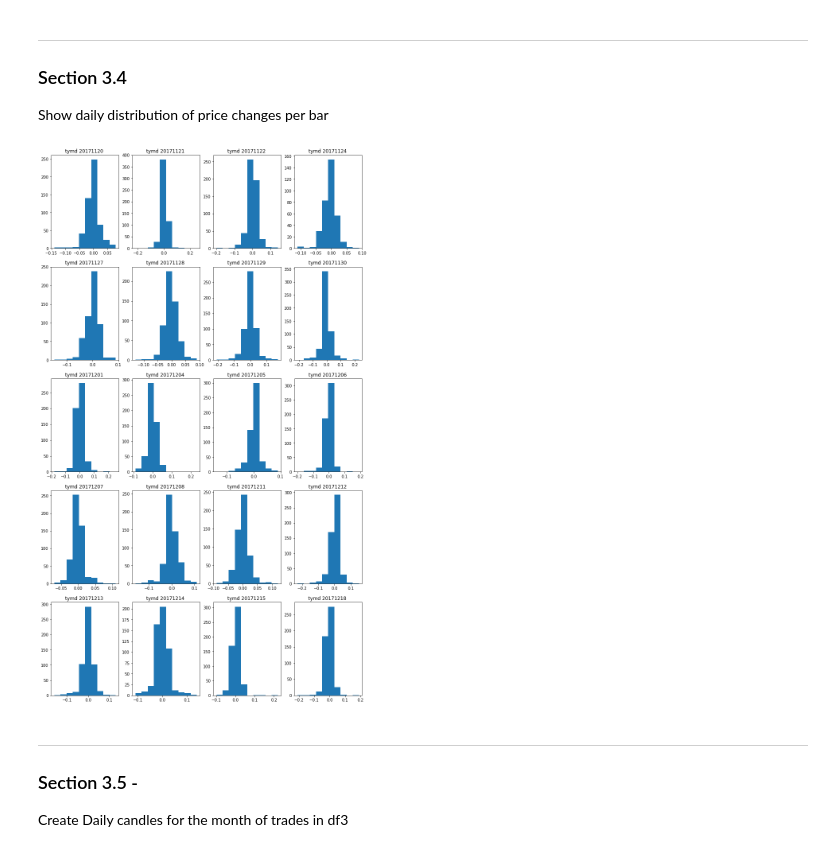
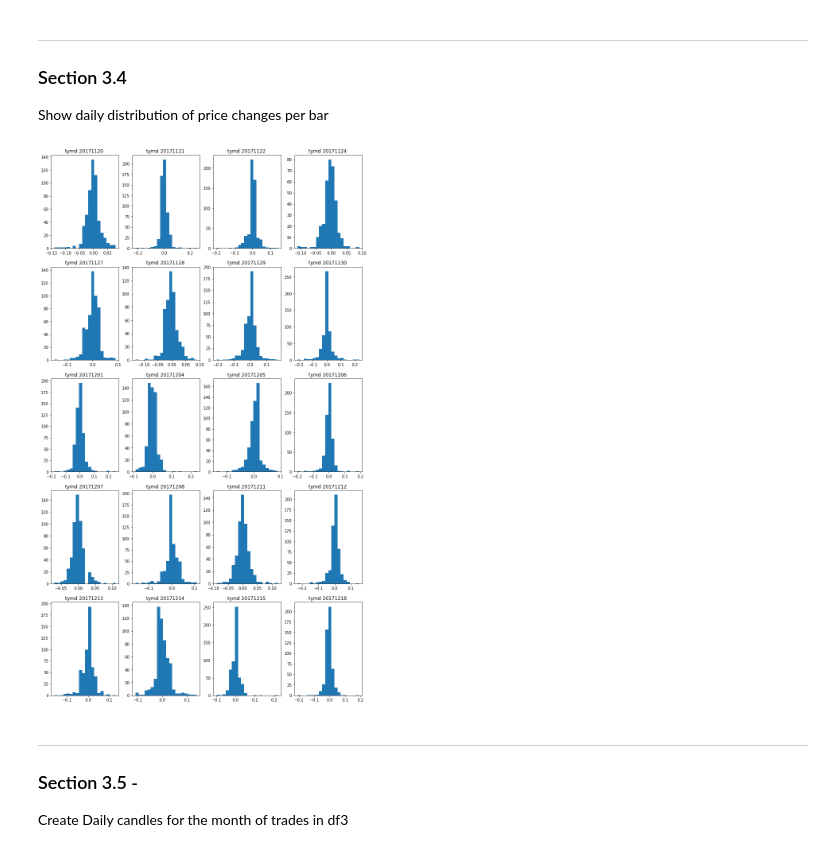
Before and after one commit to bgithub1/barchartapi, a Jupyter notebook: barchartapi/futures_merge.ipynb, the cells around one changed output. Cells and saved outputs as stored; diff of their text form; code cells hidden in the pictures.

```diff
--- a/barchartapi/futures_merge.ipynb
+++ b/barchartapi/futures_merge.ipynb
@@ -261,33 +275,33 @@ Show daily distribution of price changes per bar
 # %%
 # change these
 contract='CLF18'
 start_hour=7
 end_hour=17
 num_graphs_per_row = 4
 df_contract = df2_no_dupe_days[df2_no_dupe_days.symbol==contract]
 tymds = df_contract.apply(lambda r: int('%04d%02d%02d' %(r.tyear,r.tmonth,r.tday)),axis=1).unique()
 total_plots= len(tymds)
 even_num_tymds = len(tymds)//num_graphs_per_row * num_graphs_per_row
 tymds_even_sets = np.array(tymds)[:even_num_tymds]
 tymd_sets = np.array(tymds_even_sets).reshape(-1,num_graphs_per_row)
 total_figure_length = total_plots//num_graphs_per_row
 # plt.figure(1,figsize=(12*5,5*total_figure_length))
 fig, axes = plt.subplots(nrows=even_num_tymds//num_graphs_per_row,ncols=num_graphs_per_row,figsize=(14,5*total_figure_length))
 for row in range(len(tymd_sets)):
     tymd_set = tymd_sets[row]
     for col in range(len(tymd_set)):
         tymd = tymd_set[col]
         y = int(str(tymd)[0:4])
         m = int(str(tymd)[4:6])
         d = int(str(tymd)[6:8])
         df_1d = df_contract[(df_contract.tyear==y) & (df_contract.tmonth==m)&(df_contract.tday==d)]
         df_1d = df_contract[(df_contract.year==y) & (df_contract.month==m) & (df_contract.day==d) & (df_contract.hour>=start_hour) & (df_contract.hour<end_hour)]
         y = np.array(df_1d.close.pct_change()*df_1d.close)[1:]
-        axes[row,col].hist(y)
+        axes[row,col].hist(y,bins=20)
         axes[row,col].set_title(f'tymd {tymd} ')
 plt.show()
 # %% [output]
-[figure, old version]
+[figure, new version]
 # %% [markdown]
 ___
 ### Section 3.5 -
```
Also changed, not shown: parts of 3 cells of this notebook.
